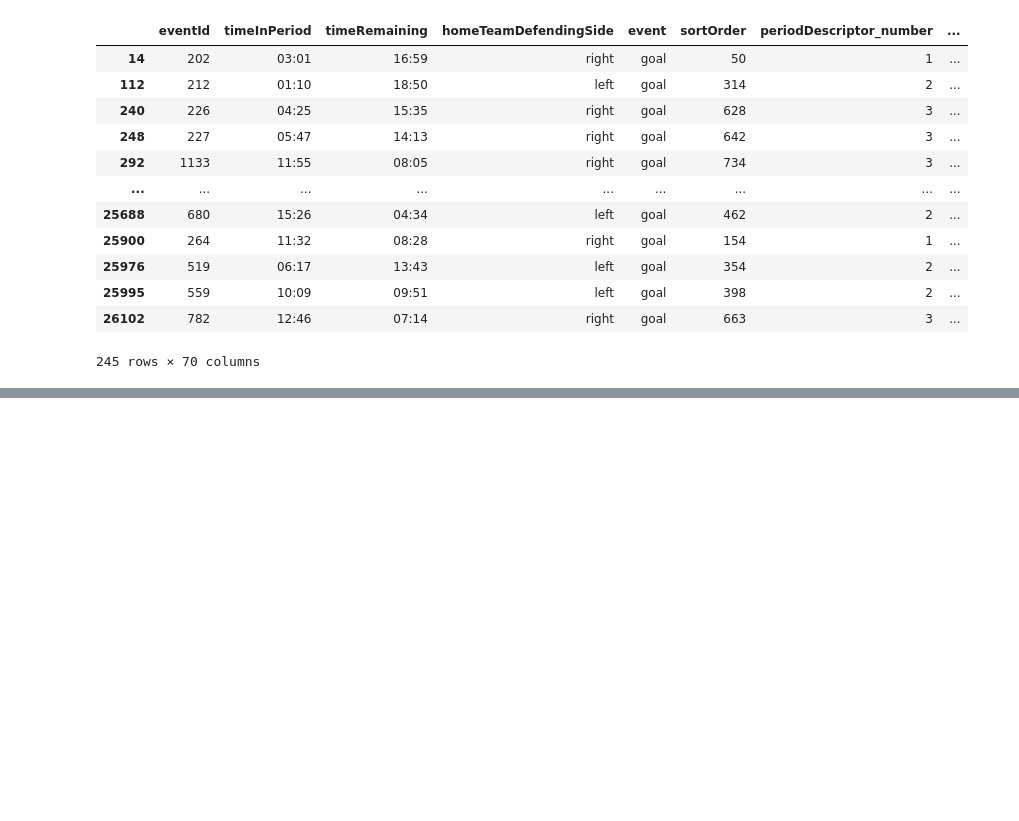
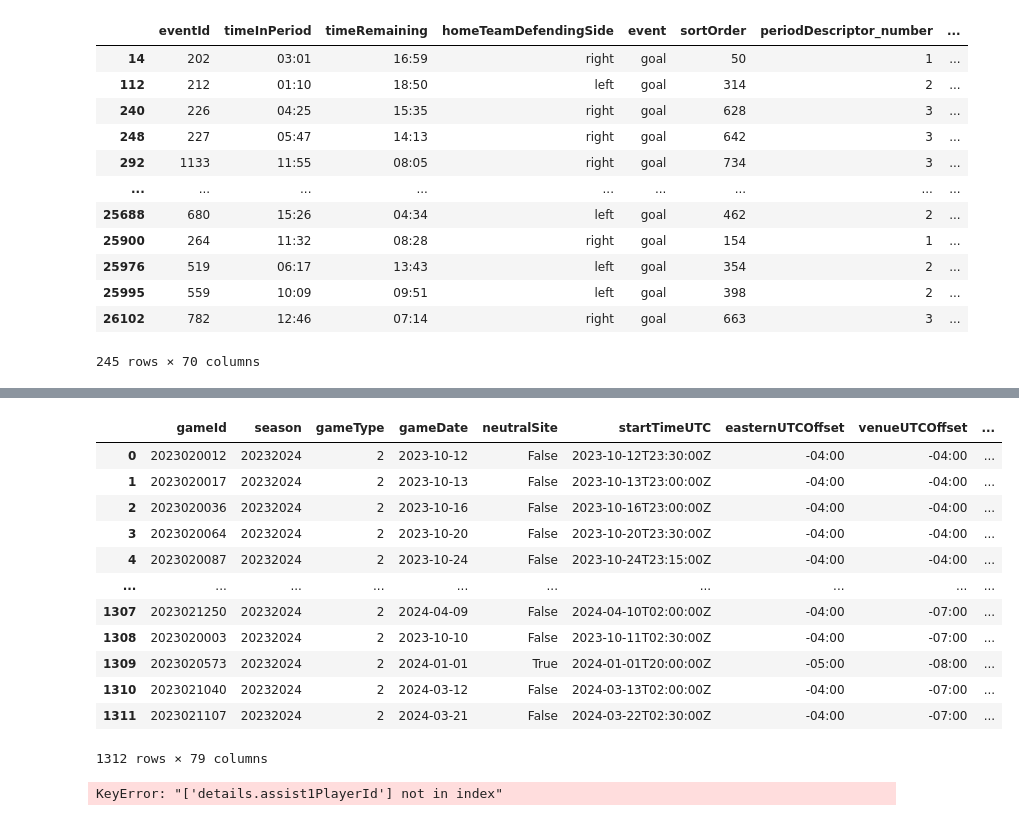
Before and after one commit to maxtixador/max_nhl_scraper, a Jupyter notebook: notebooks/notebook.ipynb, the cells around one changed output, grey strips where cells are left out. Cells and saved outputs as stored; diff of their text form; code cells hidden in the pictures; blank space fills up the shorter version.

```diff
--- a/notebooks/notebook.ipynb
+++ b/notebooks/notebook.ipynb
@@ -82,0 +137,37 @@ df.query("event == 'goal' and eventTeam == 'MTL'").si
+# %%
+
+schedules = schedules.query('gameType == 2').drop_duplicates('gameId').reset_index(drop=True)
+
+schedules
+# %% [output]
+|  | gameId | season | gameType | gameDate | neutralSite | startTimeUTC | easternUTCOffset | venueUTCOffset | ... |
+| 0 | 2023020012 | 20232024 | 2 | 2023-10-12 | False | 2023-10-12T23:30:00Z | -04:00 | -04:00 | ... |
+| 1 | 2023020017 | 20232024 | 2 | 2023-10-13 | False | 2023-10-13T23:00:00Z | -04:00 | -04:00 | ... |
+| 2 | 2023020036 | 20232024 | 2 | 2023-10-16 | False | 2023-10-16T23:00:00Z | -04:00 | -04:00 | ... |
+| 3 | 2023020064 | 20232024 | 2 | 2023-10-20 | False | 2023-10-20T23:30:00Z | -04:00 | -04:00 | ... |
+| 4 | 2023020087 | 20232024 | 2 | 2023-10-24 | False | 2023-10-24T23:15:00Z | -04:00 | -04:00 | ... |
+| ... | ... | ... | ... | ... | ... | ... | ... | ... | ... |
+| 1307 | 2023021250 | 20232024 | 2 | 2024-04-09 | False | 2024-04-10T02:00:00Z | -04:00 | -07:00 | ... |
+| 1308 | 2023020003 | 20232024 | 2 | 2023-10-10 | False | 2023-10-11T02:30:00Z | -04:00 | -07:00 | ... |
+| 1309 | 2023020573 | 20232024 | 2 | 2024-01-01 | True | 2024-01-01T20:00:00Z | -05:00 | -08:00 | ... |
+| 1310 | 2023021040 | 20232024 | 2 | 2024-03-12 | False | 2024-03-13T02:00:00Z | -04:00 | -07:00 | ... |
+| 1311 | 2023021107 | 20232024 | 2 | 2024-03-21 | False | 2024-03-22T02:30:00Z | -04:00 | -07:00 | ... |
+1312 rows × 79 columns
+# %%
+pbps_list = []
+rosters_list = []
+shifts_list = []
+
+for gameId in tqdm(schedules.gameId.values):
+    data = scrape_game(gameId)
+    pbps_list.append(data['pbp'])
+    rosters_list.append(data['rosters'])
+    shifts_list.append(data['shifts'])
+
+pbps = pd.concat(pbps_list)
+rosters = pd.concat(rosters_list)
+shifts = pd.concat(shifts_list)
+
+pbps
+# %% [output]
+KeyError: "['details.assist1PlayerId'] not in index"
```
Also changed, not shown: parts of 5 cells of this notebook, 1 other file.
